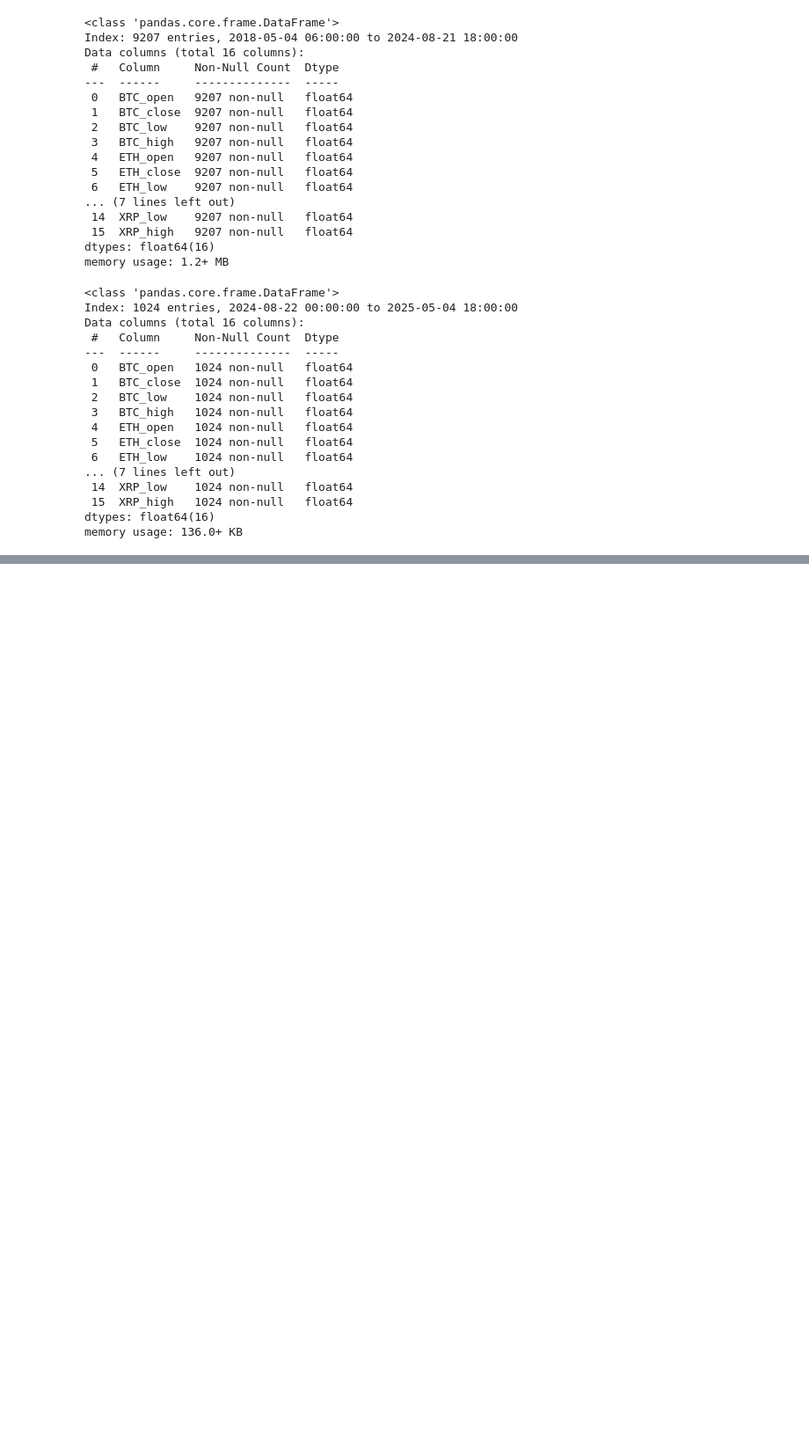
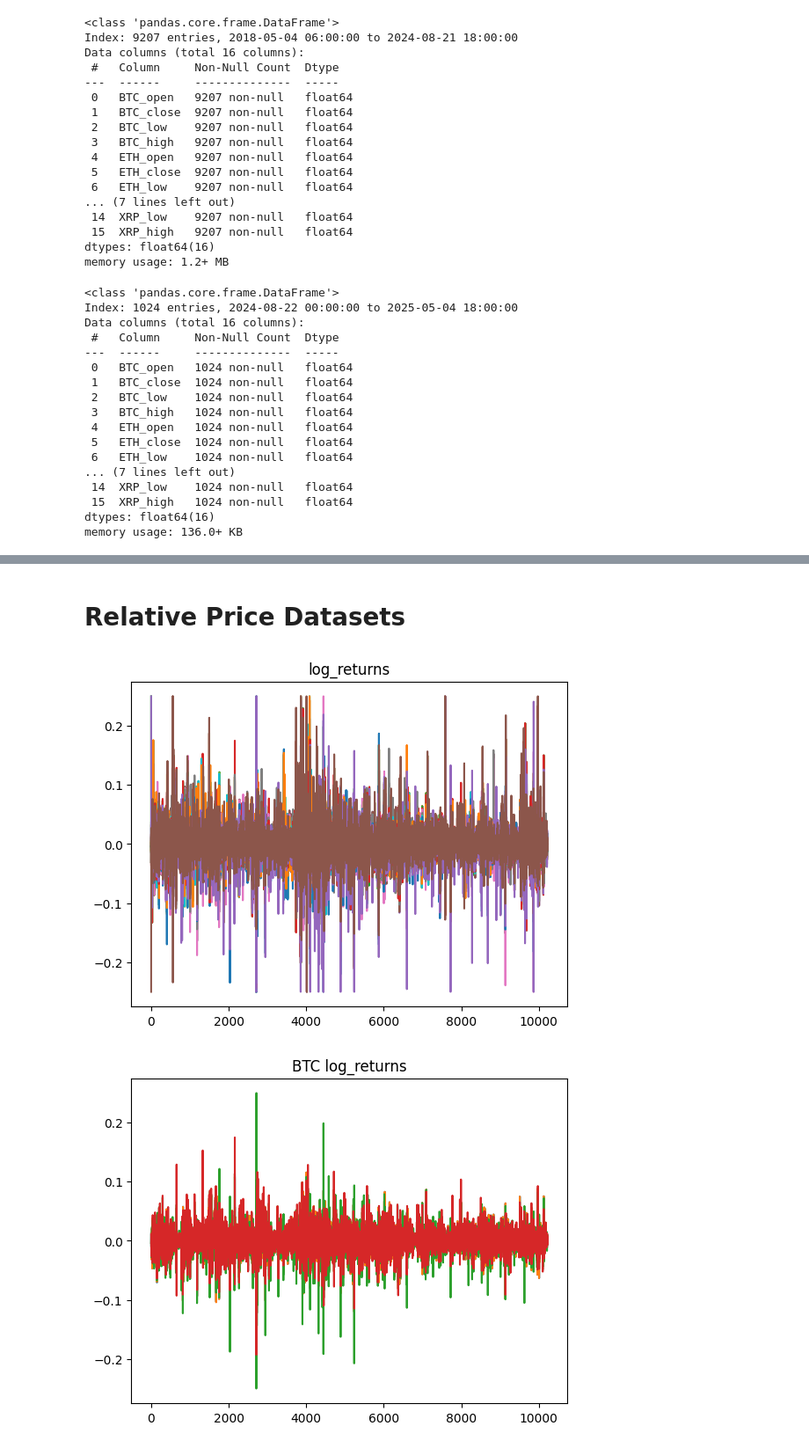
Before and after one commit to mericdemirors/CrossCurrencyPrediction, a Jupyter notebook: 04_data_cleaning.ipynb, the cells around one changed output, grey strips where cells are left out. Shown at 88% size. Drawn from its saved outputs; the diff is of its cells as text; code cells hidden in the pictures; blank space fills up the shorter version.

```diff
--- a/04_data_cleaning.ipynb
+++ b/04_data_cleaning.ipynb
@@ -144,3 +159,37 @@ shared_df_train_log_z_norm.to_csv("./data/BTC_ETH_BNB_XRP_6h_log_and_z_norm_trai
 shared_df_val_log_z_norm.to_csv("./data/BTC_ETH_BNB_XRP_6h_log_and_z_norm_val.csv", index=True)
 train_col_means_df.to_csv("./data/BTC_ETH_BNB_XRP_6h_z_norm_means.csv", index=False)
 train_col_stds_df.to_csv("./data/BTC_ETH_BNB_XRP_6h_z_norm_stds.csv", index=False)
+# %% [markdown]
+# Relative Price Datasets
+# %%
+log_returns = np.log(shared_df.shift(-1) / shared_df)
+log_returns.dropna(inplace=True)
+log_returns = log_returns.clip(-0.25, 0.25)
+
+for col in log_returns:
+    plt.plot(range(len(log_returns[col])), log_returns[col])
+plt.title("log_returns")
+plt.show()
+for col in log_returns:
+    if "BTC" in col:
+        plt.plot(range(len(log_returns[col])), log_returns[col])
+plt.title("BTC log_returns")
+plt.show()
+for col in log_returns:
+    if "ETH" in col:
+        plt.plot(range(len(log_returns[col])), log_returns[col])
+plt.title("ETH log_returns")
+plt.show()
+for col in log_returns:
+    if "BNB" in col:
+        plt.plot(range(len(log_returns[col])), log_returns[col])
+plt.title("BNB log_returns")
+plt.show()
+for col in log_returns:
+    if "XRP" in col:
+        plt.plot(range(len(log_returns[col])), log_returns[col])
+plt.title("XRP log_returns")
+plt.show()
+# %% [output]
+[figure, added]
+[figure, added]
```
Also changed, not shown: parts of 7 cells of this notebook, 7 other files.
